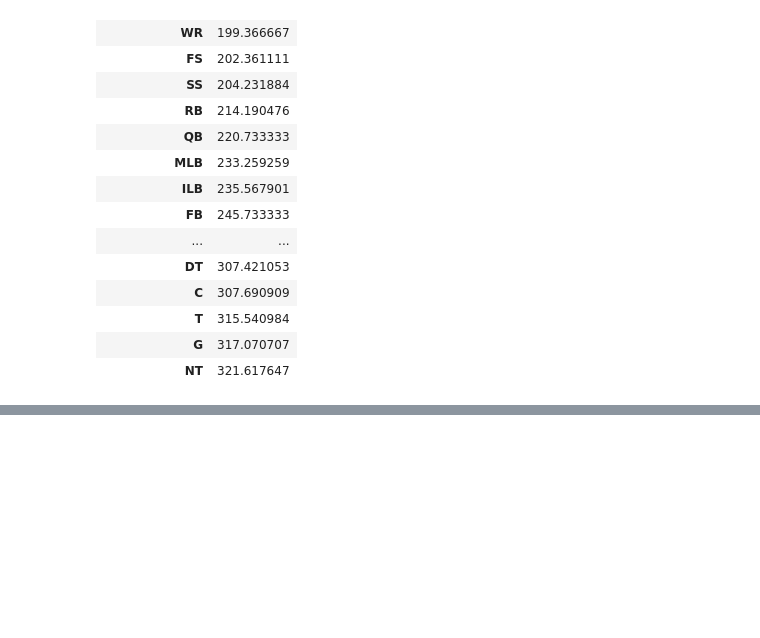
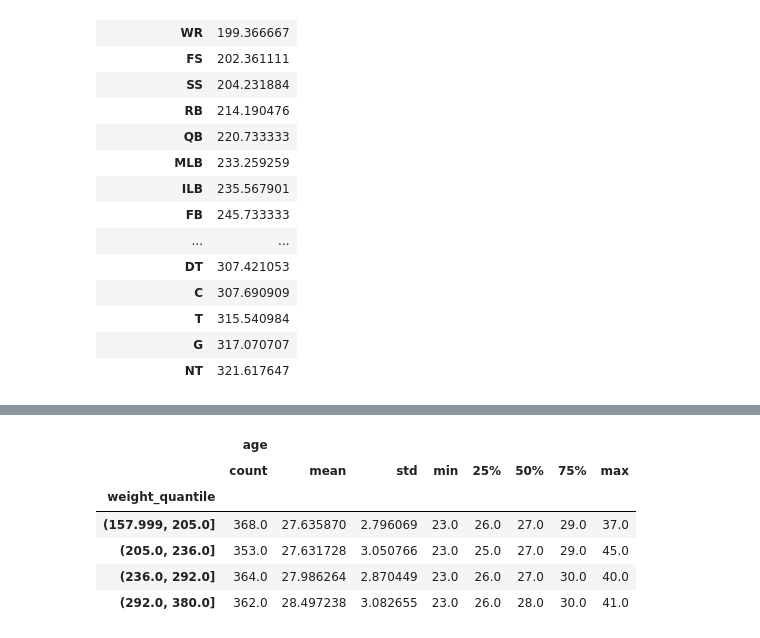
Before and after one commit to katiedio/kaggle, a Jupyter notebook: nfl_2023/eda.ipynb, the cells around one changed output, grey strips where cells are left out. Drawn from its saved outputs; the diff is of its cells as text; code cells hidden in the pictures; blank space fills up the shorter version.

```diff
--- a/nfl_2023/eda.ipynb
+++ b/nfl_2023/eda.ipynb
@@ -76,0 +110,10 @@ players[["officialPosition", "age"]].groupby("officialPosition").describe()
+# %%
+get_summary(players, "weight", "age")
+# %% [output]
+|  | age |  |  |  |  |  |  |  |
+|  | count | mean | std | min | 25% | 50% | 75% | max |
+| weight_quantile |  |  |  |  |  |  |  |  |
+| (157.999, 205.0] | 368.0 | 27.635870 | 2.796069 | 23.0 | 26.0 | 27.0 | 29.0 | 37.0 |
+| (205.0, 236.0] | 353.0 | 27.631728 | 3.050766 | 23.0 | 25.0 | 27.0 | 29.0 | 45.0 |
+| (236.0, 292.0] | 364.0 | 27.986264 | 2.870449 | 23.0 | 26.0 | 27.0 | 30.0 | 40.0 |
+| (292.0, 380.0] | 362.0 | 28.497238 | 3.082655 | 23.0 | 26.0 | 28.0 | 30.0 | 41.0 |
```
Also changed, not shown: parts of 10 cells of this notebook.
